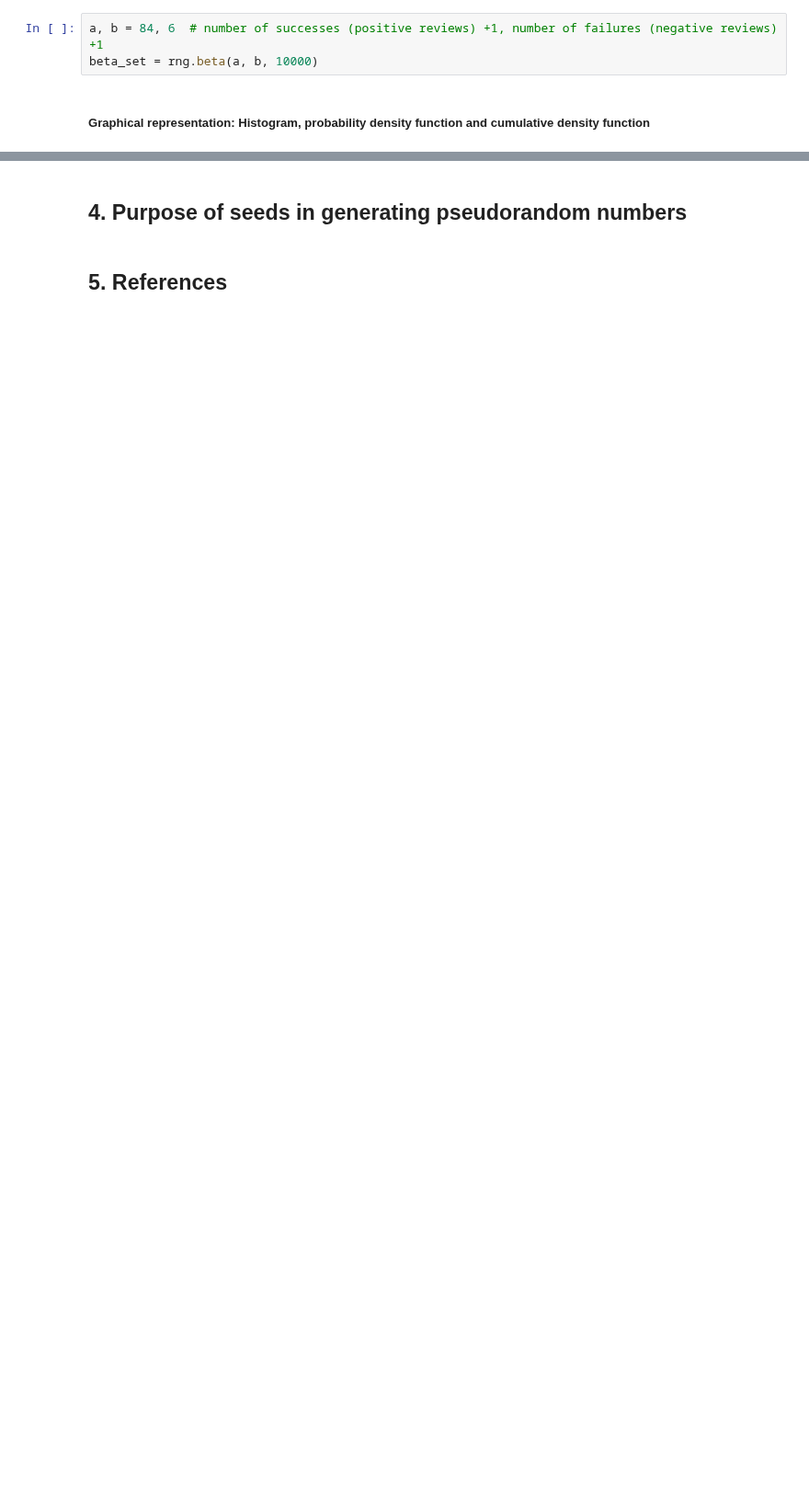
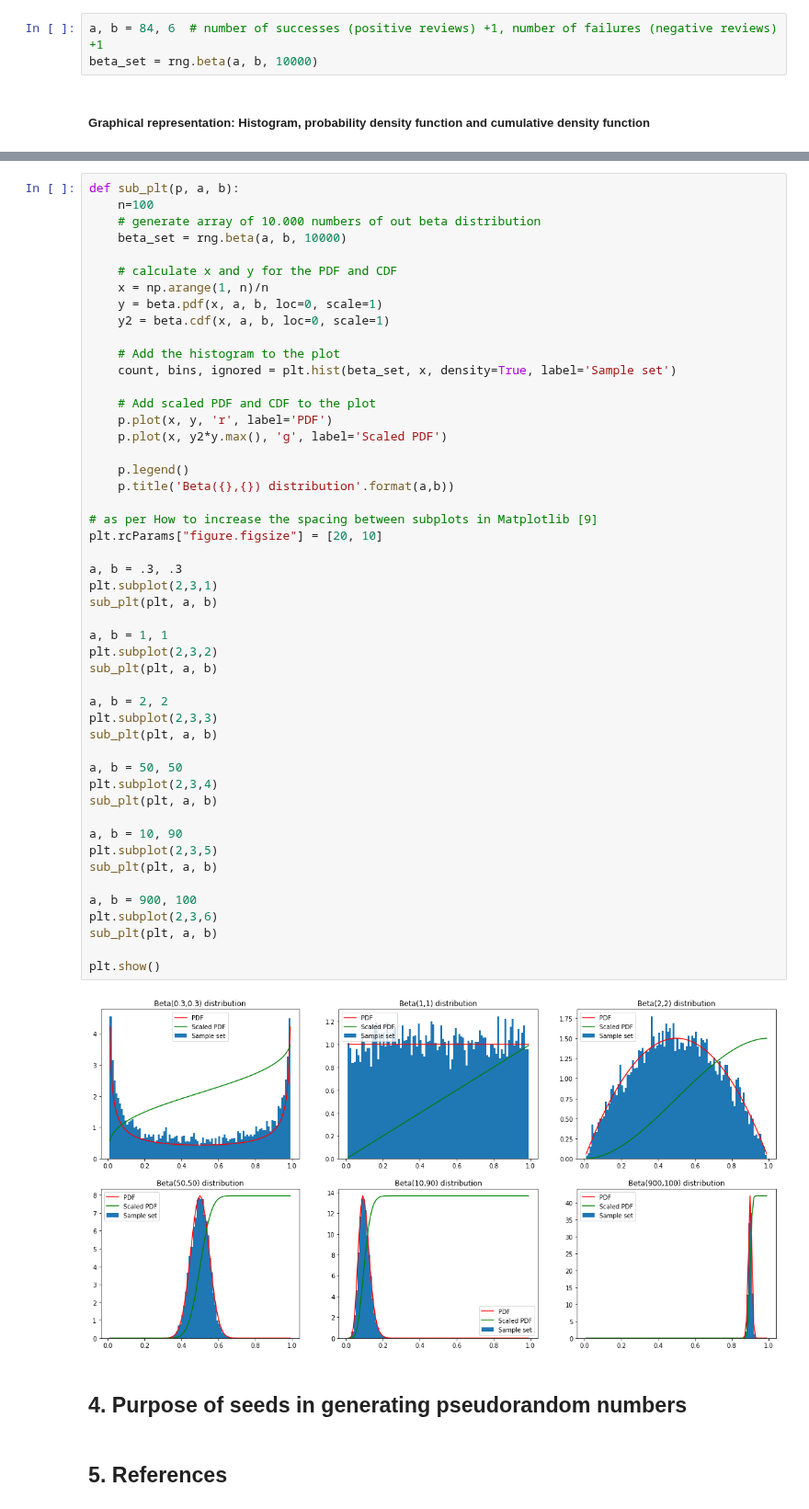
Before and after one commit to przemekbil/PfDA_2021, a Jupyter notebook: Assignments/Assignment.ipynb, the cells around one changed output, grey strips where cells are left out. Shown at 92% size. Cells and saved outputs as stored; diff of their text form; blank space fills up the shorter version.

Commit message:
Beta dist plots added for different a nad b parameters

```diff
--- a/Assignments/Assignment.ipynb
+++ b/Assignments/Assignment.ipynb
@@ -559,3 +559,54 @@ beta.mean(701, 301, loc=0, scale=1)
+# %%
+def sub_plt(p, a, b):
+    n=100
+    # generate array of 10.000 numbers of out beta distribution
+    beta_set = rng.beta(a, b, 10000)
+
+    # calculate x and y for the PDF and CDF
+    x = np.arange(1, n)/n
+    y = beta.pdf(x, a, b, loc=0, scale=1)
+    y2 = beta.cdf(x, a, b, loc=0, scale=1)
+
+    # Add the histogram to the plot
+    count, bins, ignored = plt.hist(beta_set, x, density=True, label='Sample set')
+
+    # Add scaled PDF and CDF to the plot
+    p.plot(x, y, 'r', label='PDF')
+    p.plot(x, y2*y.max(), 'g', label='Scaled PDF')
+
+    p.legend()
+    p.title('Beta({},{}) distribution'.format(a,b))
+
+# as per How to increase the spacing between subplots in Matplotlib [9]
+plt.rcParams["figure.figsize"] = [20, 10]
+
+a, b = .3, .3
+plt.subplot(2,3,1)
+sub_plt(plt, a, b)
+
+a, b = 1, 1
+plt.subplot(2,3,2)
+sub_plt(plt, a, b)
+
+a, b = 2, 2
+plt.subplot(2,3,3)
+sub_plt(plt, a, b)
+
+a, b = 50, 50
+plt.subplot(2,3,4)
+sub_plt(plt, a, b)
+
+a, b = 10, 90
+plt.subplot(2,3,5)
+sub_plt(plt, a, b)
+
+a, b = 900, 100
+plt.subplot(2,3,6)
+sub_plt(plt, a, b)
+
+plt.show()
+# %% [output]
+[figure, added]
 # %% [markdown]
 <a id="par4"></a>
 ## 4. Purpose of seeds in generating pseudorandom numbers
```
Also changed, not shown: parts of 4 cells of this notebook.
